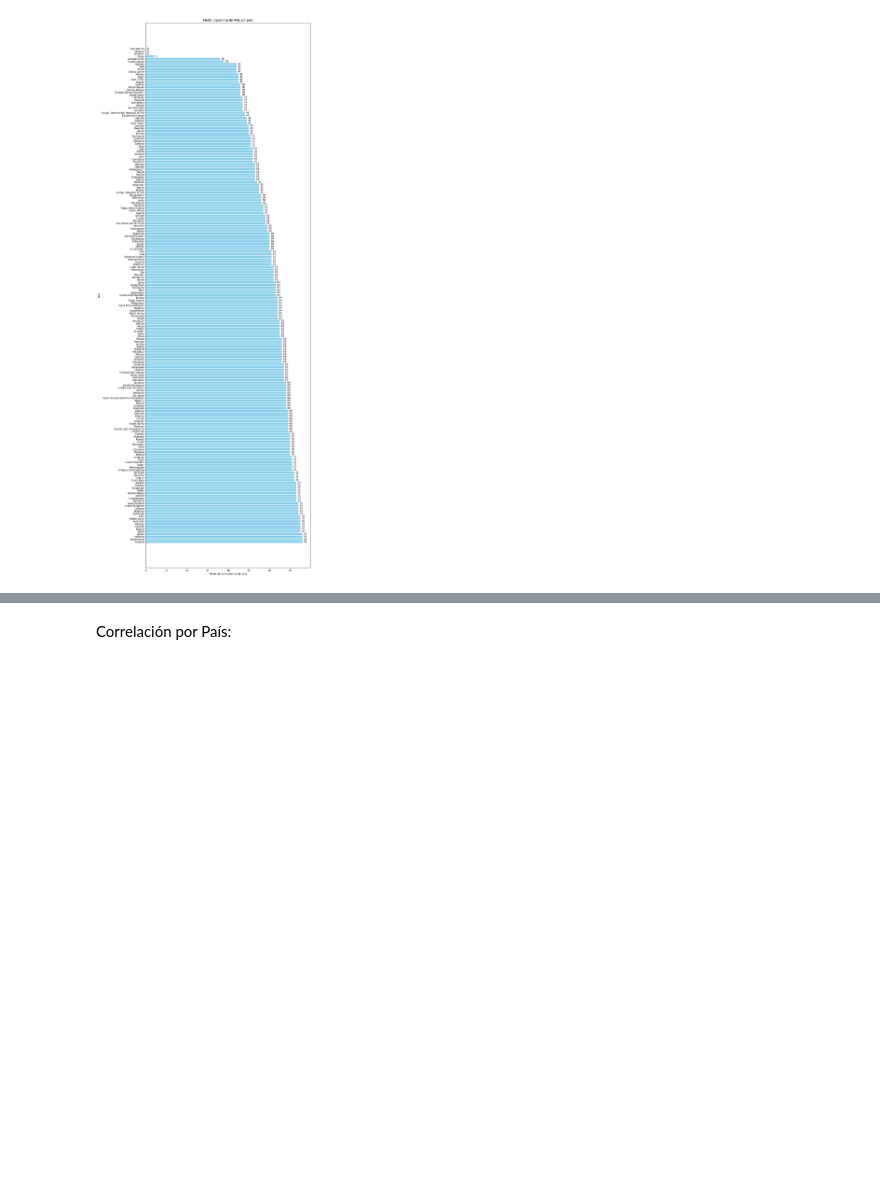
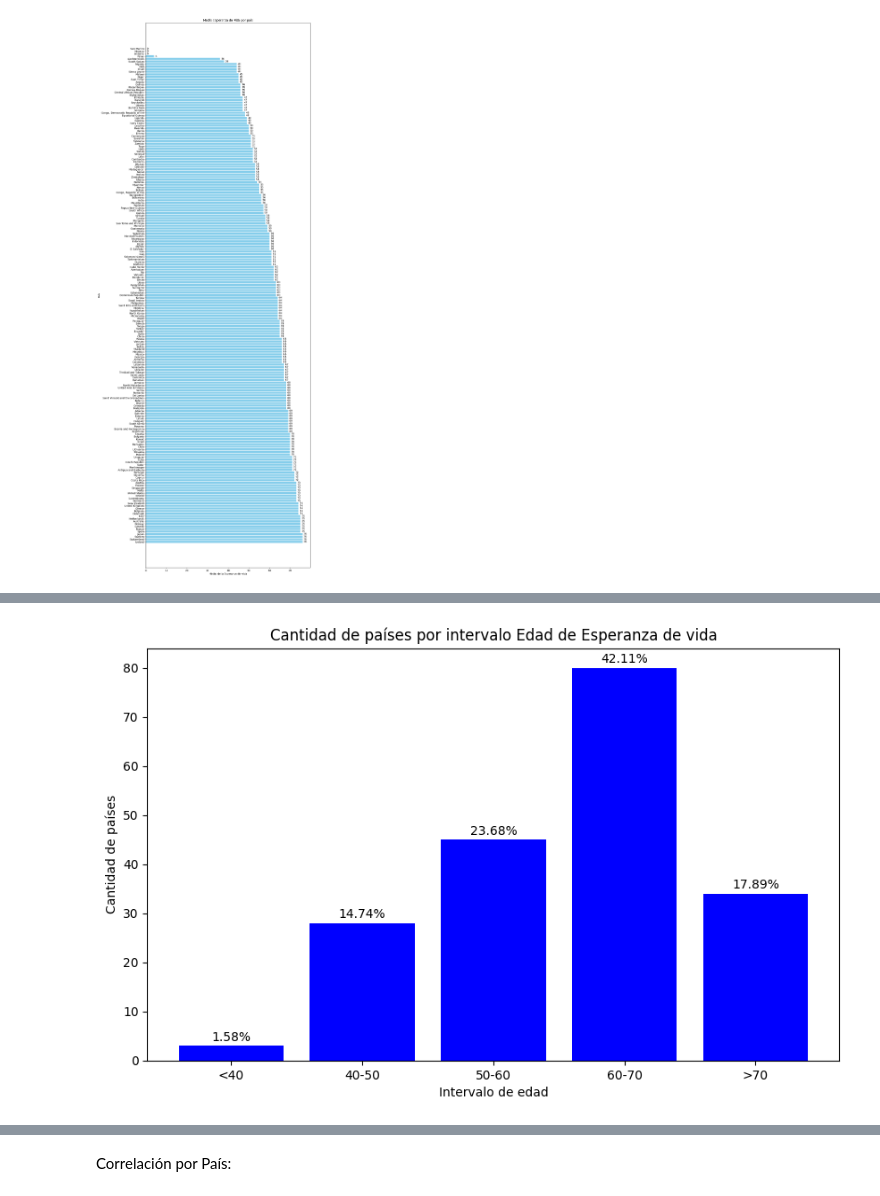
Before and after one commit to MouraAnalyst/EDA_Corr_tranning, a Jupyter notebook: EspVida_vs_Obesid.ipynb, the cells around one changed output, grey strips where cells are left out. Cells and saved outputs as stored; diff of their text form; code cells hidden in the pictures; blank space fills up the shorter version.

```diff
--- a/EspVida_vs_Obesid.ipynb
+++ b/EspVida_vs_Obesid.ipynb
@@ -767,3 +880,25 @@ for i, bar in enumerate(bars):
 plt.show()
 # %% [output]
 [figure]
+# %%
+# Definir los intervalos de la  media de edad de esperanza de vida por países
+bins_3 = [0, 40, 50, 60, 70, float('inf')]
+labels_3 = ['<40', '40-50', '50-60', '60-70', '>70']
+
+# Crear una nueva columna para los intervalos de la media de esperanza de vida
+df_media_esp_vida['Inter_esp_vida'] = pd.cut(df_media_esp_vida['Media_Esp_vida'], bins=bins_3, labels=labels_3)
+
+# Contar la cantidad de países en cada intervalo
+Inter_esp_count = df_media_esp_vida['Inter_esp_vida'].value_counts().sort_index()
+
+# Calcular el porcentaje de países en cada intervalo
+interval_esp_porcent = (Inter_esp_count / Inter_esp_count.sum()) * 100
+
+# Crear un data frame para los resultados
+df_esp_distribucion = pd.DataFrame({
+    'Interval': Inter_esp_count.index,
+    'Country_count': Inter_esp_count.values,
+    'Percentage': interval_esp_porcent
+})
+
+df_esp_distribucion
@@ -769,0 +913,15 @@ plt.show()
+# %%
+# Crear el gráfico de barras para la cantidad de países por intervalo Edad de Esperanza de vida
+plt.figure(figsize=(10, 6))
+plt.bar(df_esp_distribucion['Interval'], df_esp_distribucion['Country_count'], color='blue')
+plt.title('Cantidad de países por intervalo Edad de Esperanza de vida')
+plt.xlabel('Intervalo de edad')
+plt.ylabel('Cantidad de países')
+
+# Informar el porcentaje encima de la barra
+for i, percentage in enumerate(df_esp_distribucion['Percentage']):
+    plt.text(i, df_esp_distribucion['Country_count'].iloc[i] + 1, f'{percentage:.2f}%', ha='center')
+
+plt.show()
+# %% [output]
+[figure, added]
```
Also changed, not shown: parts of 21 cells of this notebook, 6 other files.
